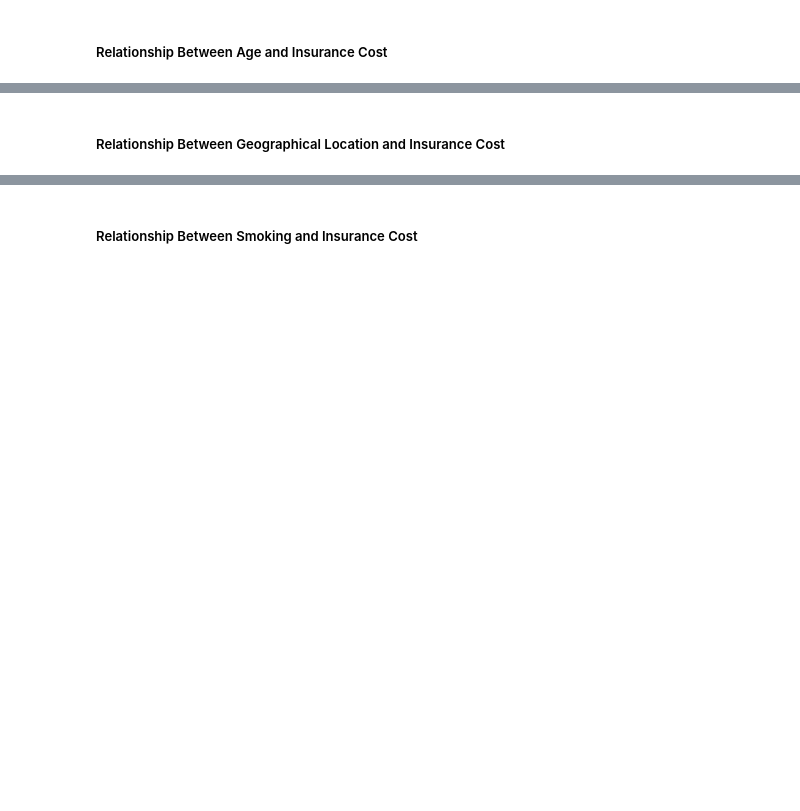
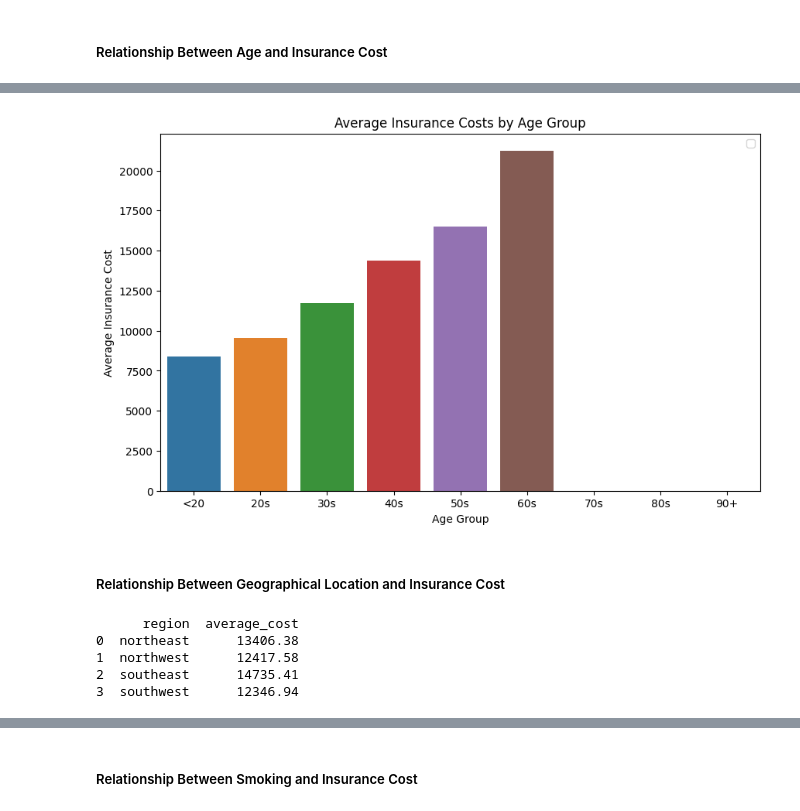
Before and after one commit to Evan-Roberts-808/U.S.-Medical-Insurance, a Jupyter notebook: us-medical-insurance-costs.ipynb, the cells around one changed output, grey strips where cells are left out. Saved outputs shown, nothing was run; the diff lists cells and outputs as text; code cells hidden in the pictures; blank space fills up the shorter version.

```diff
--- a/us-medical-insurance-costs.ipynb
+++ b/us-medical-insurance-costs.ipynb
@@ -326,2 +346,6 @@ print(gender_bmi_relationship)
 # %% [markdown]
 ##### Relationship Between Age and Insurance Cost
+# %%
+cost_by_age_group = insurance_df.groupby("age_group")["charges"].mean().round(2).reset_index()
+cost_by_age_group.columns = ['age_group', 'average_cost']
+print(cost_by_age_group)
@@ -328,2 +363,22 @@ print(gender_bmi_relationship)
+# %%
+plt.figure(figsize=(10, 6))
+sns.barplot(x='age_group', y='average_cost', data=cost_by_age_group, hue='age_group', dodge=False)
+plt.title('Average Insurance Costs by Age Group')
+plt.xlabel('Age Group')
+plt.ylabel('Average Insurance Cost')
+plt.legend([])
+plt.show()
+# %% [output]
+[figure, added]
 # %% [markdown]
 ##### Relationship Between Geographical Location and Insurance Cost
+# %%
+cost_by_region = insurance_df.groupby("region")["charges"].mean().round(2).reset_index()
+cost_by_region.columns = ['region', 'average_cost']
+print(cost_by_region)
+# %% [output]
+      region  average_cost
+0  northeast      13406.38
+1  northwest      12417.58
+2  southeast      14735.41
+3  southwest      12346.94
```
Also changed, not shown: parts of 20 cells of this notebook.
